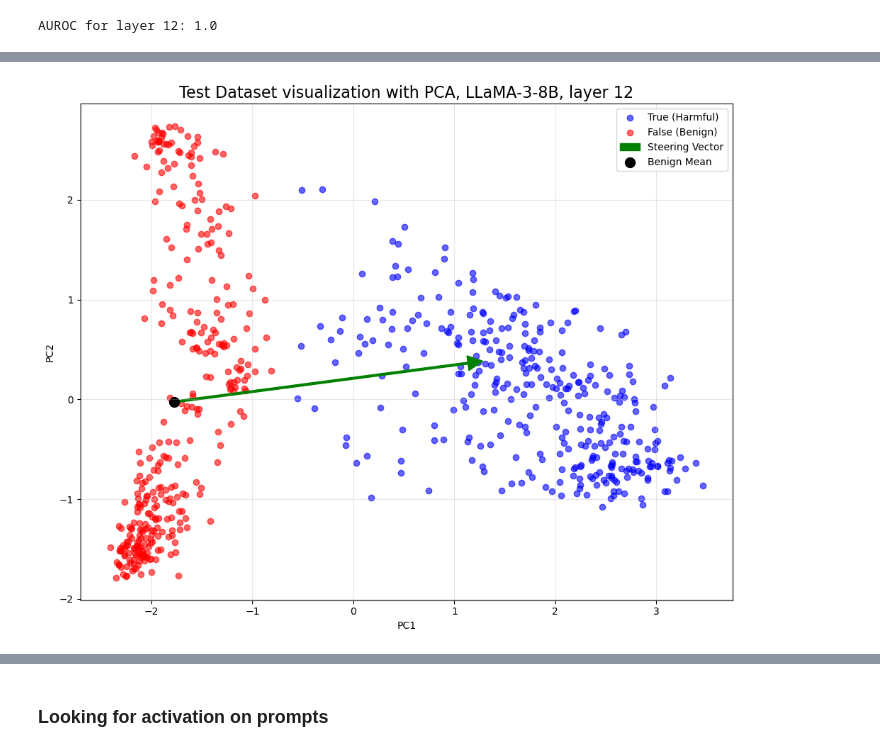
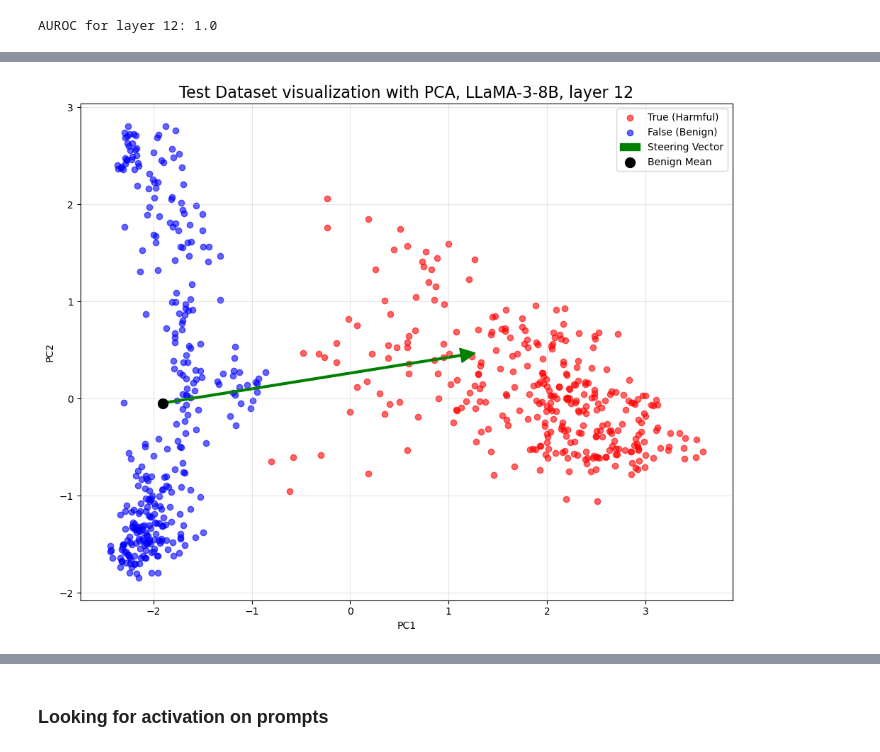
Before and after one commit to abhay-sheshadri/sae_experiments, a Jupyter notebook: compute_refusal_dir.ipynb, the cells around one changed output, grey strips where cells are left out. Saved outputs shown, nothing was run; the diff lists cells and outputs as text; code cells hidden in the pictures.

```diff
--- a/compute_refusal_dir.ipynb
+++ b/compute_refusal_dir.ipynb
@@ -145,36 +168,36 @@ plt.figure(figsize=(10, 8))
 plt.title(f"Test Dataset visualization with PCA, LLaMA-3-8B, layer {layer_idx}", fontsize=16)
 
 # Separate data points based on labels
 true_points = projected_data[test_labels_np == 1]
 false_points = projected_data[test_labels_np == 0]
 
 # Calculate the mean of false points
 false_mean = np.mean(false_points, axis=0)
 
 # Plot the data
-plt.scatter(true_points[:, 0], true_points[:, 1], c='blue', label='True (Harmful)', alpha=0.6)
-plt.scatter(false_points[:, 0], false_points[:, 1], c='red', label='False (Benign)', alpha=0.6)
+plt.scatter(true_points[:, 0], true_points[:, 1], c='red', label='True (Harmful)', alpha=0.6)
+plt.scatter(false_points[:, 0], false_points[:, 1], c='blue', label='False (Benign)', alpha=0.6)
 
 # Plot the steering vector starting from the mean of false points
 plt.arrow(false_mean[0], false_mean[1],
           projected_vector[0], projected_vector[1],
           color='green', width=0.02,
           head_width=0.15, head_length=0.15,
           label='Steering Vector',
           length_includes_head=True)
 
 # Plot a point for the mean of false points
 plt.scatter(false_mean[0], false_mean[1], c='black', s=100, label='Benign Mean')
 
 plt.xlabel('PC1')
 plt.ylabel('PC2')
 plt.legend()
 plt.grid(True, alpha=0.3)
 
 plt.tight_layout()
 plt.show()
 # %% [output]
-[figure, old version]
+[figure, new version]
 # %%
 results = {}
 for steering_coef in [0, 1/3, 2/3, 1, 4/3, 2, 8/3, 10/3]:
```
Also changed, not shown: parts of 8 cells of this notebook, 5 other files.
